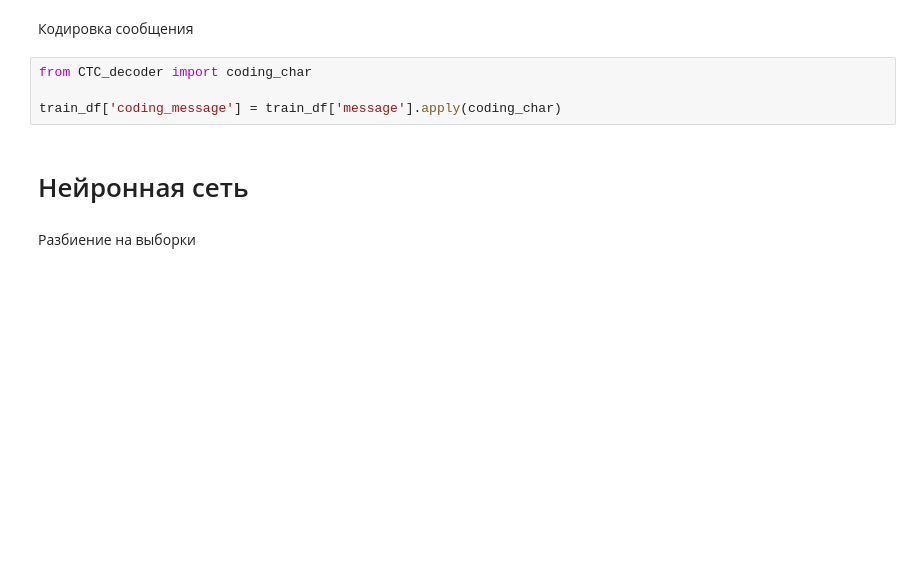
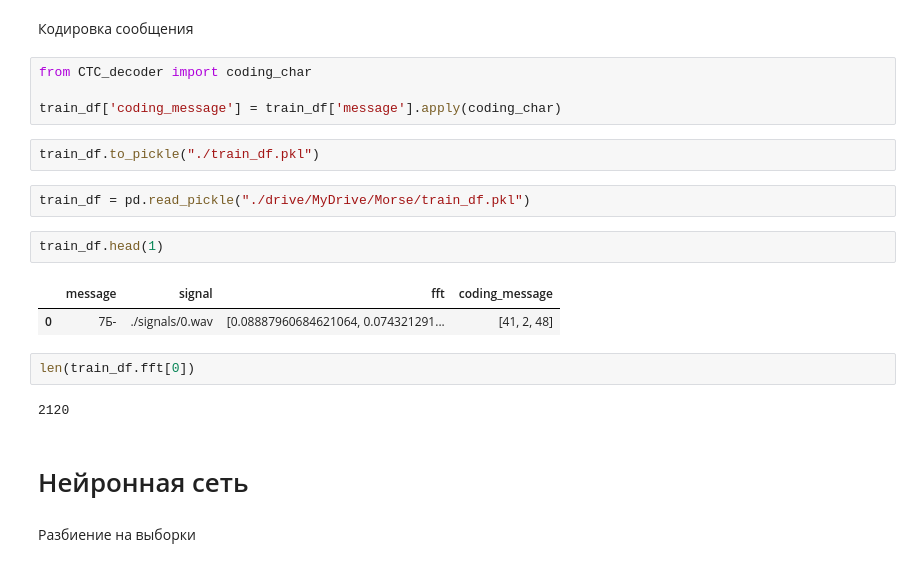
Before and after one commit to LionZLion/morse_decriptor, a Jupyter notebook: neural.ipynb, the cells around one changed output. Cells and saved outputs as stored; diff of their text form; blank space fills up the shorter version.

```diff
--- a/neural.ipynb
+++ b/neural.ipynb
@@ -81,6 +81,19 @@ train_df['fft'] = train_df['signal'].progress_apply(
 from CTC_decoder import coding_char
 
 train_df['coding_message'] = train_df['message'].apply(coding_char)
+# %%
+train_df.to_pickle("./train_df.pkl")
+# %%
+train_df = pd.read_pickle("./drive/MyDrive/Morse/train_df.pkl")
+# %%
+train_df.head(1)
+# %% [output]
+|  | message | signal | fft | coding_message |
+| 0 | 7Б- | ./signals/0.wav | [0.08887960684621064, 0.074321291... | [41, 2, 48] |
+# %%
+len(train_df.fft[0])
+# %% [output]
+2120
 # %% [markdown]
 # Нейронная сеть
 # %% [markdown]
```
Also changed, not shown: parts of 14 cells of this notebook, 7 other files.
